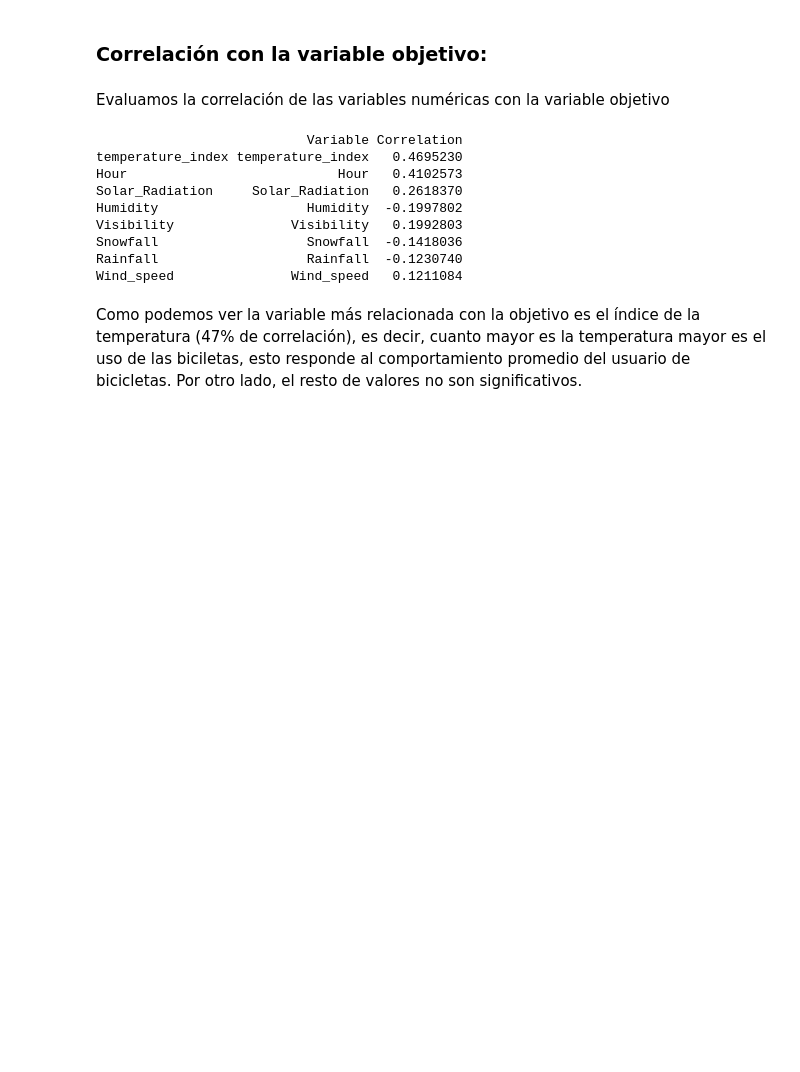
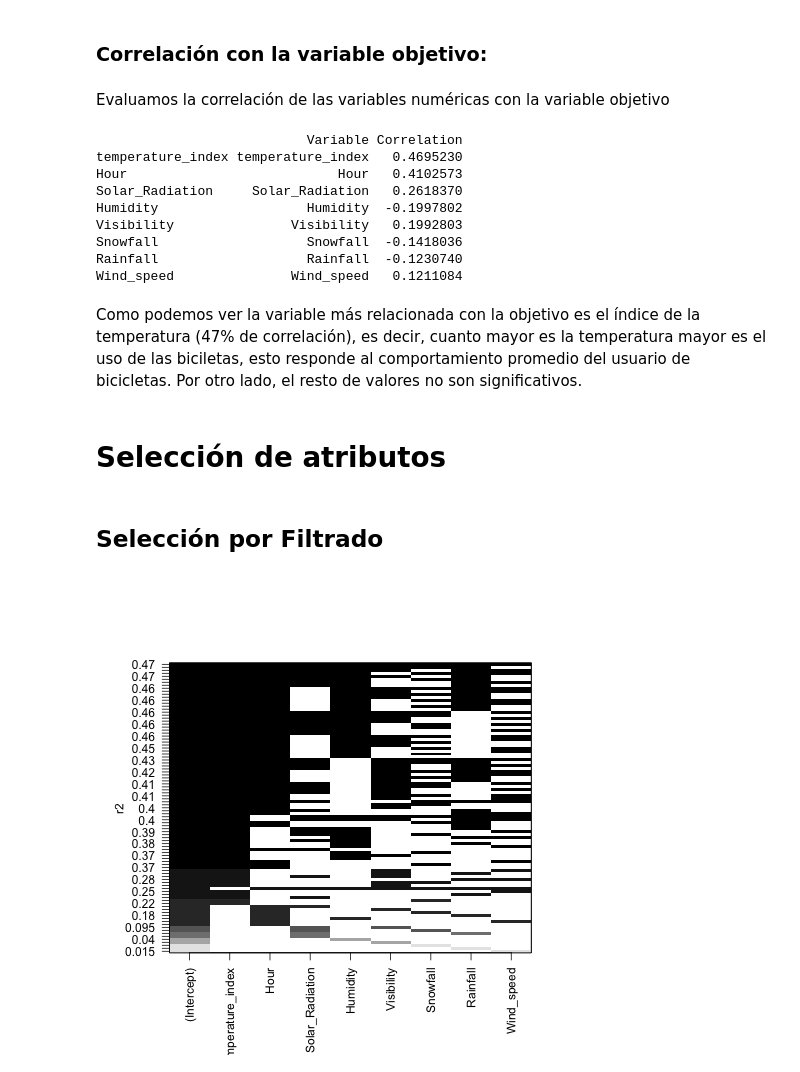
Before and after one commit to Arturo-Hernanz-CM/analisis_datos_modelo_regresion_bicicletas_seul, a Jupyter notebook: modelo_regresion.ipynb, the cells around one changed output. Cells and saved outputs as stored; diff of their text form; code cells hidden in the pictures; blank space fills up the shorter version.

```diff
--- a/modelo_regresion.ipynb
+++ b/modelo_regresion.ipynb
@@ -412,3 +457,14 @@ Wind_speed               Wind_speed   0.1211084
 # %% [markdown]
 Como podemos ver la variable más relacionada con la objetivo es el índice de la temperatura (47% de correlación), es decir, cuanto mayor es la temperatura mayor es el uso de las biciletas, esto responde al comportamiento promedio del usuario de bicicletas.
 Por otro lado, el resto de valores no son significativos.
+# %% [markdown]
+# Selección de atributos
+# %% [markdown]
+## Selección por Filtrado
+# %%
+%%R
+fit_leaps <- regsubsets(Rented_Bike_Count ~ temperature_index + Hour + Solar_Radiation + Humidity + Visibility + Snowfall + Rainfall + Wind_speed, data = dfMedidas, nbest = 16)
+
+plot(fit_leaps, scale = "r2")
+# %% [output]
+[figure, added]
```
Also changed, not shown: parts of 6 cells of this notebook, 1 other file.
